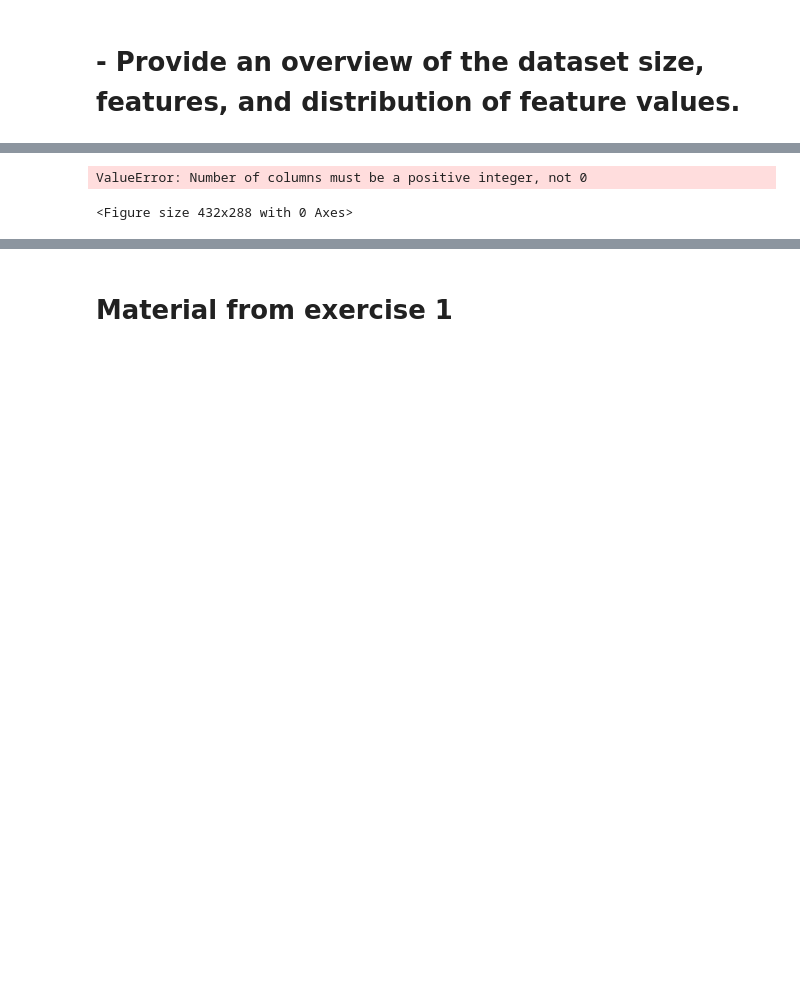
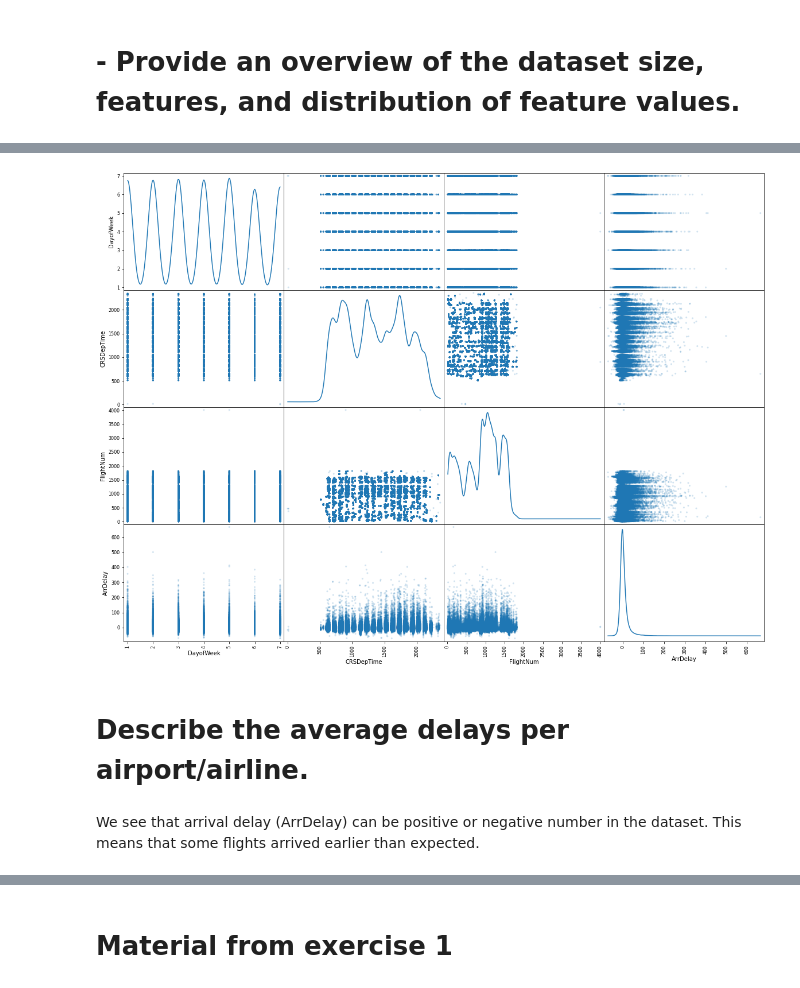
Before and after one commit to gbouzioto/data_mining_master_2020, a Jupyter notebook: exercise_3/airlines/Airlines.ipynb, the cells around one changed output, grey strips where cells are left out. Cells and saved outputs as stored; diff of their text form; code cells hidden in the pictures; blank space fills up the shorter version.

```diff
--- a/exercise_3/airlines/Airlines.ipynb
+++ b/exercise_3/airlines/Airlines.ipynb
@@ -22,0 +84,2 @@ df = pd.DataFrame(data[0])
+# %%
+df=pd.read_csv('transformed_dataset.csv')
@@ -23,6 +106,9 @@ df = pd.DataFrame(data[0])
 # %%
 from pandas.plotting import scatter_matrix
-scatter_matrix(df[['DayofWeek','CRSDepTime']]) #, alpha=0.2, figsize=(20, 15), diagonal='kde');
+scatter_matrix(df, alpha=0.2, figsize=(20, 15), diagonal='kde');
 # %% [output]
-ValueError: Number of columns must be a positive integer, not 0
-<Figure size 432x288 with 0 Axes>
+[figure, added]
+# %% [markdown]
+# Describe the average delays per airport/airline.
+# %% [markdown]
+We see that arrival delay (ArrDelay) can be positive or negative number in the dataset. This means that some flights arrived earlier than expected.
```
Also changed, not shown: parts of 28 cells of this notebook.
